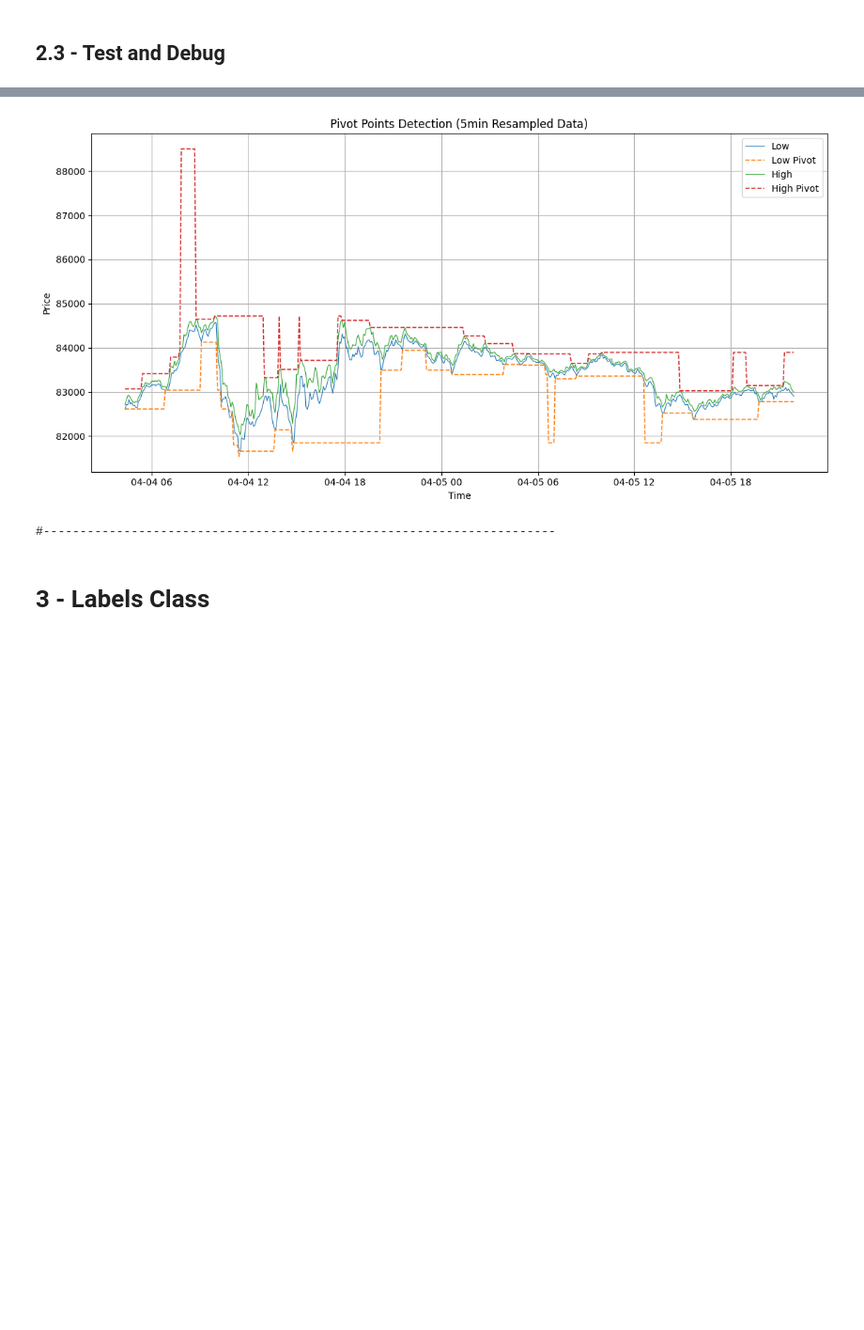
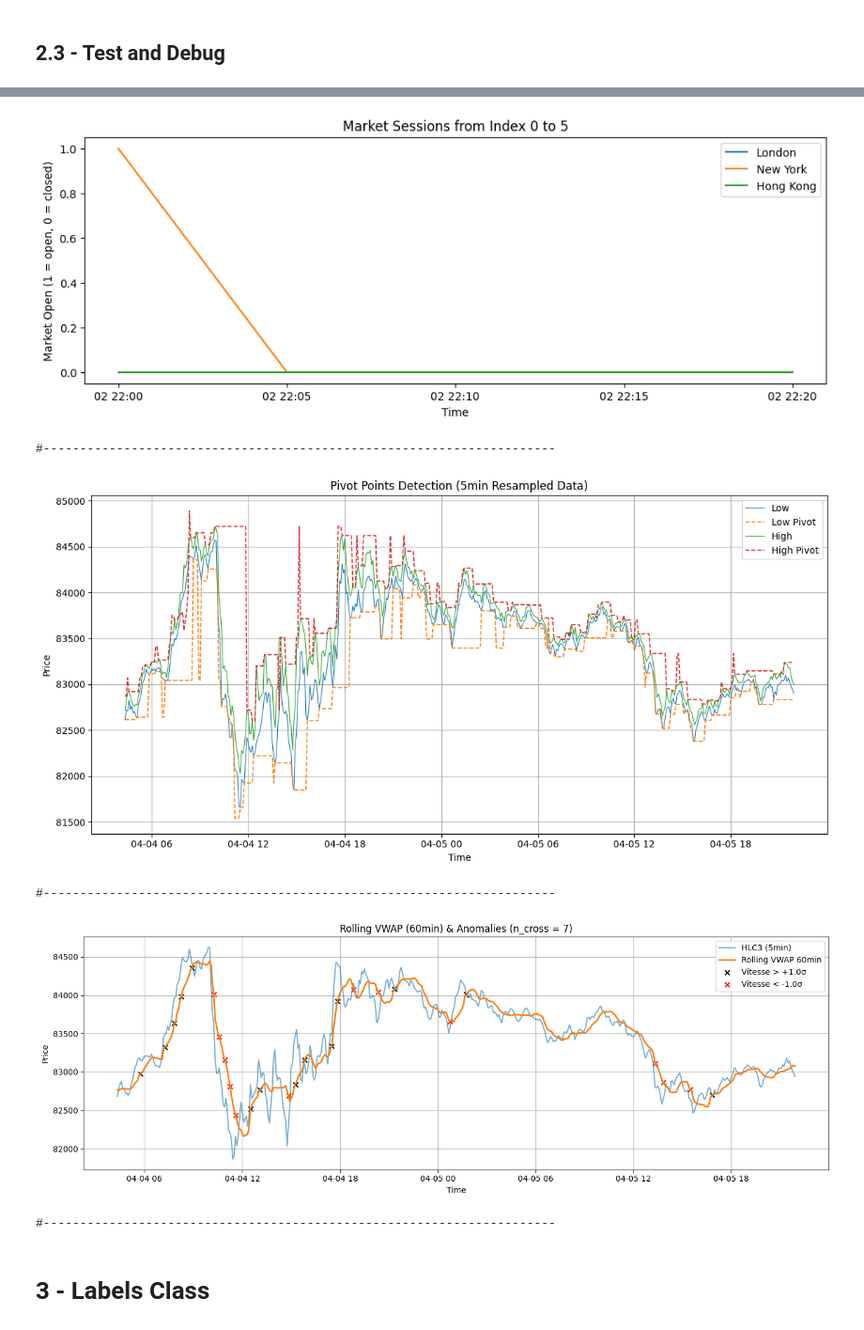
Before and after one commit to valerian-drmt/fx-volatility-trading-system, a Jupyter notebook: LSTM_Strategy.ipynb, the cells around one changed output, grey strips where cells are left out. Shown at 94% size. Cells and saved outputs as stored; diff of their text form; code cells hidden in the pictures; blank space fills up the shorter version.

```diff
--- a/LSTM_Strategy.ipynb
+++ b/LSTM_Strategy.ipynb
@@ -225,7 +225,7 @@ class LSTM_Features:
     def __init__(self, data):
         self.data = data
 
-        methods = [resample_with_vwap, market_sessions, is_noise, add_rolling_vwap, add_vwap_crosses, Pivot_Points]
+        methods = [resample_with_vwap, market_sessions, is_noise, Pivot_Points, Volume_Pivot_Points]
         for method in methods:
           method_name = method.__name__
           setattr(self, method_name, method.__get__(self))
@@ -598,6 +561,7 @@ plt.show()
 # %%
 # Step 0: Initialize Features Dataframe
 Features_Data = LSTM_Features(data_v0)
+
 #-------------------------------------------------------------------------------
 
 # Step 1: Market Sessions
@@ -612,24 +576,34 @@ noise_ratio = 0.15
 Features_Data.is_noise(noise_ratio)
 
 # Step 4: Pivot Points
-pivot_left = 10
-pivot_right = 10
+pivot_left = 2  # Reduced
+pivot_right = 2  # Reduced
 Features_Data.Pivot_Points(pivot_left, pivot_right)
+
+# Step 5: Volume Pivot Points
+duration_min = 60  # Reduced to 1 hour
+n_cross = 3 #Reduced
+std_factor = 1.0
+Features_Data.Volume_Pivot_Points(duration_min, n_cross, std_factor)
 #-------------------------------------------------------------------------------
 
-debug1 = False
+print(Features_Data.data.columns)
+print(Features_Data.data.head())
+
+debug1 = True
 debug4 = True
+debug5 = True
+
 if debug1:
+    print("Shape:", Features_Data.data.shape)
+    print("Columns:", Features_Data.data.columns[:5].tolist(), "...")  # Show only first 5 columns
 
-    print("Shape:", Features_Data.data.shape)
-    print(Features_Data.data.columns)
-
-    # Additional Analysis Merket Sessions
+    # Additional Analysis Market Sessions (Reduced output)
     frequency = Features_Data.data[["London_Open", "NY_Open", "HK_Open"]].apply(
         lambda col: pd.Series(col).value_counts()
     ).fillna(0).astype(int)
-    print("\nSession Open/Close Frequency:")
-    print(frequency)
+    print("\nSession Open/Close Frequency (Top 3):")
+    print(frequency.head(3))  # Show only the top 3 rows
 
     # Additional Analysis Is Noise
     frequency = Features_Data.data["Is_Noise"].value_counts().sort_index()
@@ -637,7 +611,7 @@ if debug1:
     print(frequency)
 
     # Plotting
-    nb = 2000
+    nb = 500
     plt.figure(figsize=(12, 4))
     plt.plot(Features_Data.data["London_Open"].iloc[:nb], label="London")
     plt.plot(Features_Data.data["NY_Open"].iloc[:nb], label="New York")
@@ -650,7 +624,7 @@ if debug1:
     print("#----------------------------------------------------------------------")
 
 if debug4:
-    pivot_data = Features_Data.data[-500:]
+    pivot_data = Features_Data.data[-500:]  # Reduced range
 
     # Affichage des courbes
     plt.figure(figsize=(12, 6))
@@ -667,6 +641,35 @@ if debug4:
     plt.show()
     print("#----------------------------------------------------------------------")
 
+if debug5:
+  df_plot = Features_Data.data.tail(500)
+
+  # Plot
+  vwap_col = f'Rolling_VWAP_{duration_min}min'
+
+  # Use the correct column names based on Features_Data.data.columns
+  typical_price = (df_plot['High'] + df_plot['Low'] + df_plot['Close']) / 3
+
+  plt.figure(figsize=(14, 5))
+  plt.plot(df_plot.index, typical_price, label='HLC3 (5min)', alpha=0.6)
+  plt.plot(df_plot.index, df_plot[vwap_col], label=f'Rolling VWAP {duration_min}min', linewidth=2)
+
+  # Plot crosses
+  plt.scatter(df_plot[df_plot['vwap_cross_up']].index, df_plot['plot_up_cross_y'][df_plot['vwap_cross_up']],
+              color='black', marker='x', label=f'Vitesse > +{1.0}σ')
+
+  plt.scatter(df_plot[df_plot['vwap_cross_down']].index, df_plot['plot_down_cross_y'][df_plot['vwap_cross_down']],
+              color='red', marker='x', label=f'Vitesse < -{1.0}σ')
+
+  plt.title(f'Rolling VWAP ({duration_min}min) & Anomalies (n_cross = {7})')
+  plt.xlabel('Time')
+  plt.ylabel('Price')
+  plt.legend()
+  plt.grid(True)
+  plt.tight_layout()
+  plt.show()
+  print("#----------------------------------------------------------------------")
+
 # Last Step: Refresh Data
 Features_Data.data = None
 # %% [output]
@@ -673,5 +693,9 @@ Features_Data.data = None
-[figure, old version]
+[figure, new version]
-#----------------------------------------------------------------------
+#----------------------------------------------------------------------
+[figure, added]
+#----------------------------------------------------------------------
+[figure, added]
+#----------------------------------------------------------------------
 # %% [markdown]
 # 3 - Labels Class
 # %% [markdown]
```
Also changed, not shown: parts of 2 cells of this notebook.
